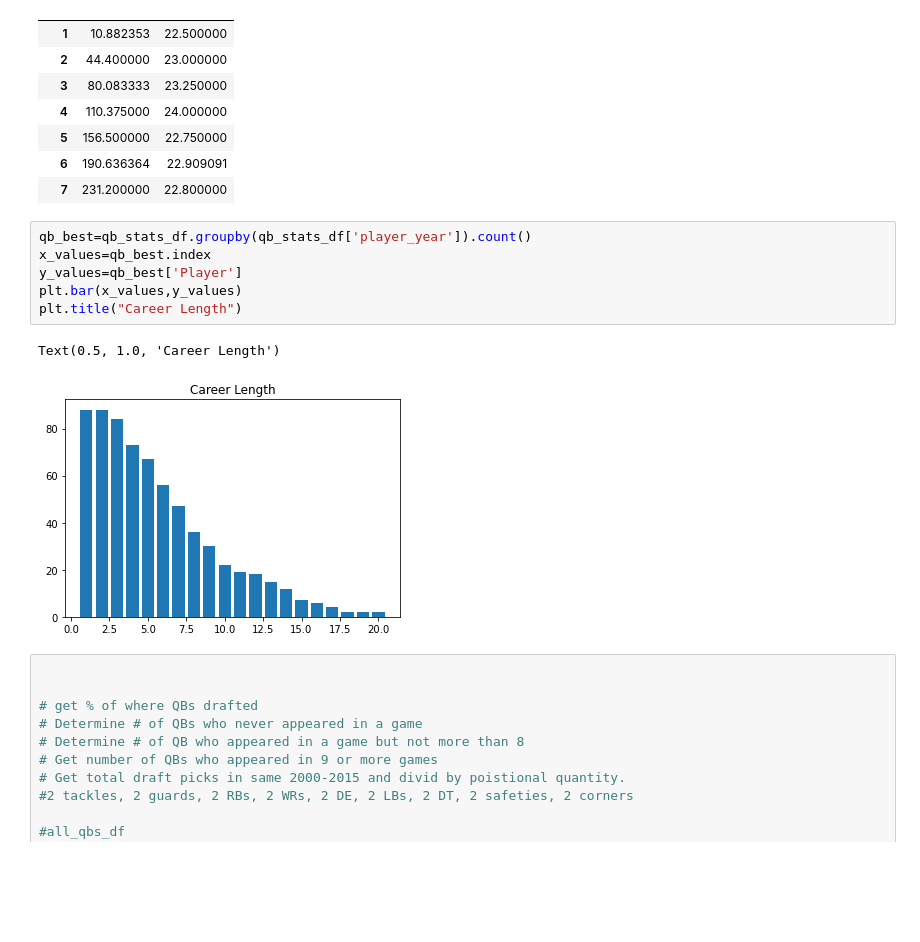
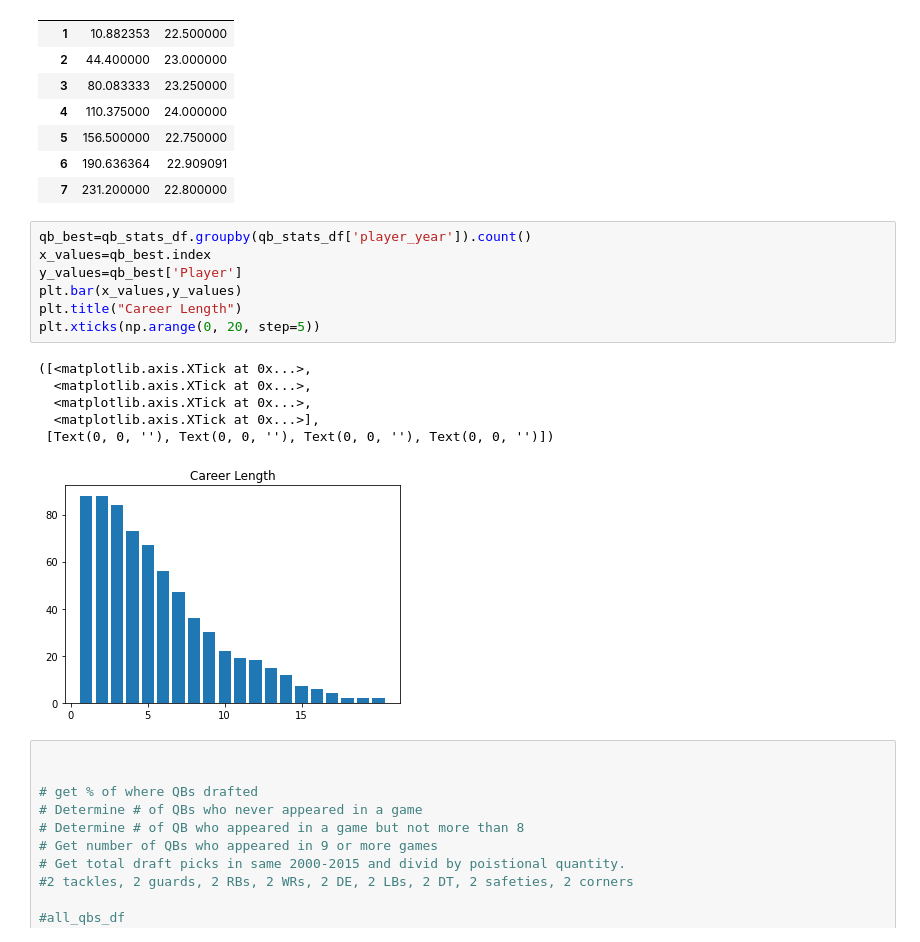
Before and after one commit to mikejackson35/mica_team, a Jupyter notebook: CC_QBDraftAnalysis.ipynb, the cells around one changed output. Saved outputs shown, nothing was run; the diff lists cells and outputs as text; blank space fills up the shorter version.

```diff
--- a/CC_QBDraftAnalysis.ipynb
+++ b/CC_QBDraftAnalysis.ipynb
@@ -70,12 +70,17 @@ qb_round
 # %%
 qb_best=qb_stats_df.groupby(qb_stats_df['player_year']).count()
 x_values=qb_best.index
 y_values=qb_best['Player']
 plt.bar(x_values,y_values)
 plt.title("Career Length")
+plt.xticks(np.arange(0, 20, step=5))
 # %% [output]
-Text(0.5, 1.0, 'Career Length')
+([<matplotlib.axis.XTick at 0x...>,
+  <matplotlib.axis.XTick at 0x...>,
+  <matplotlib.axis.XTick at 0x...>,
+  <matplotlib.axis.XTick at 0x...>],
+ [Text(0, 0, ''), Text(0, 0, ''), Text(0, 0, ''), Text(0, 0, '')])
-[figure, old version]
+[figure, new version]
 # %%
 
 
```
Also changed, not shown: 1 other file.
